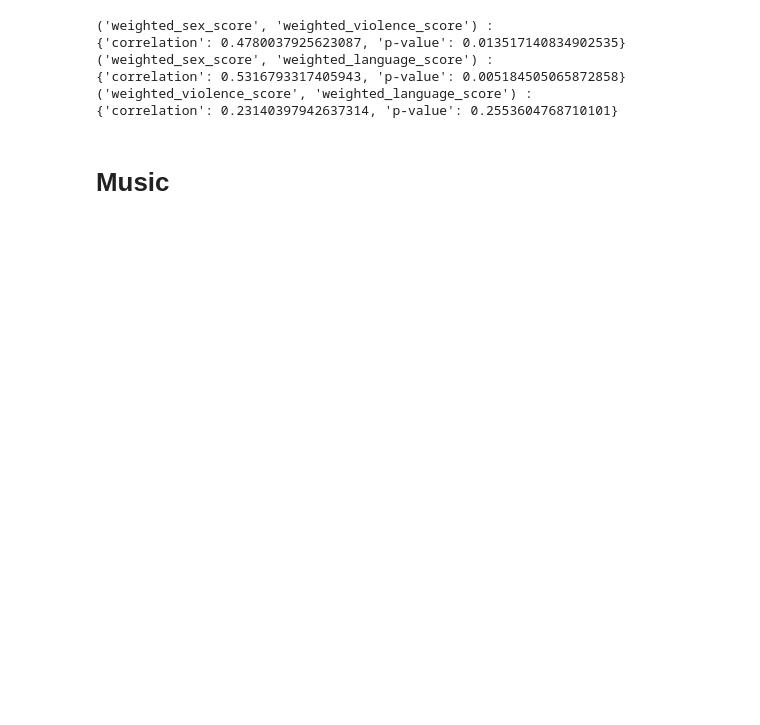
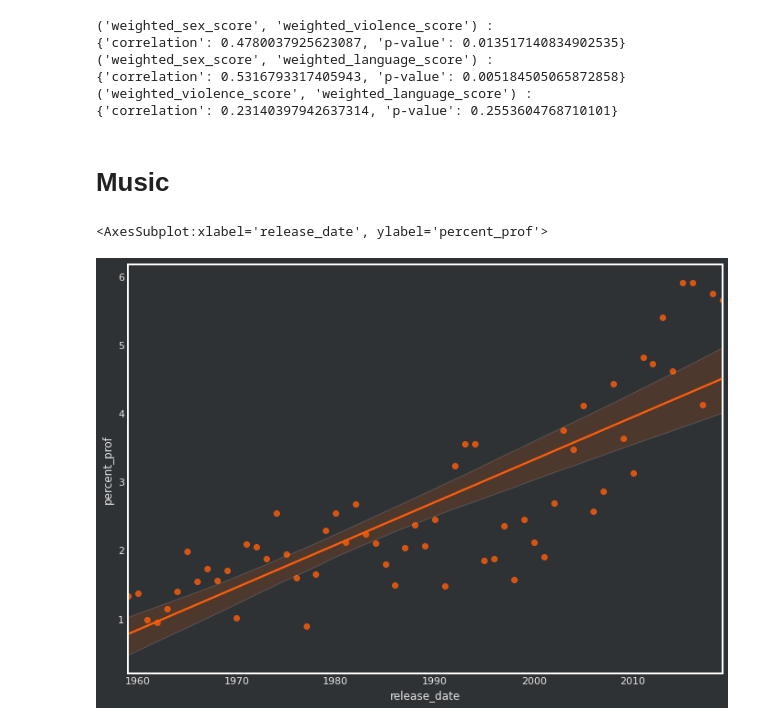
Before and after one commit to clonedapple/2021Fall_finals, a Jupyter notebook: Viz.ipynb, the cells around one changed output. Saved outputs shown, nothing was run; the diff lists cells and outputs as text; code cells hidden in the pictures; blank space fills up the shorter version.

Commit message:
Added hypothesis 2 functions to the main.py file. Added the necessary code for visualizations Viz.ipynb.

```diff
--- a/Viz.ipynb
+++ b/Viz.ipynb
@@ -16,8 +16,8 @@ for param in ['text.color', 'axes.labelcolor', 'xtick.color', 'ytick.color']:
 
 plt.rcParams['axes.linewidth'] = 2
 # %%
-mpa_data, kim_data = main.read_data_files()
-post92 = main.processing(mpa_data, kim_data)
+mpa_data, kim_data = main.read_movies_data_files()
+post92 = main.movies_processing(mpa_data, kim_data)
 post92
 # %% [output]
 |  | Title | Rated | Released | Genre | Plot | Rating | Year | Sex | Violence | Language | ... |
@@ -160,3 +160,14 @@ for key, val in correlations.items():
 {'correlation': 0.23140397942637314, 'p-value': 0.2553604768710101}
 # %% [markdown]
 # Music
+# %%
+music_df, charts_df, profanity_list = main.read_music_data_files()
+post59 = main.music_processing(charts_df,music_df)
+# %%
+post59['percent_prof'] = post59.apply(main.calculate_prof_percent, args=[profanity_list], axis=1)
+prof_percent_year = pd.DataFrame(post59.groupby('release_date')['percent_prof'].mean().reset_index())
+# %%
+sns.regplot(x=prof_percent_year['release_date'],y=prof_percent_year['percent_prof'],ci=95, color=(255/255, 94/255, 10/255, 0.8))
+# %% [output]
+<AxesSubplot:xlabel='release_date', ylabel='percent_prof'>
+[figure, added]
```
Also changed, not shown: parts of 3 cells of this notebook, 1 other file.
